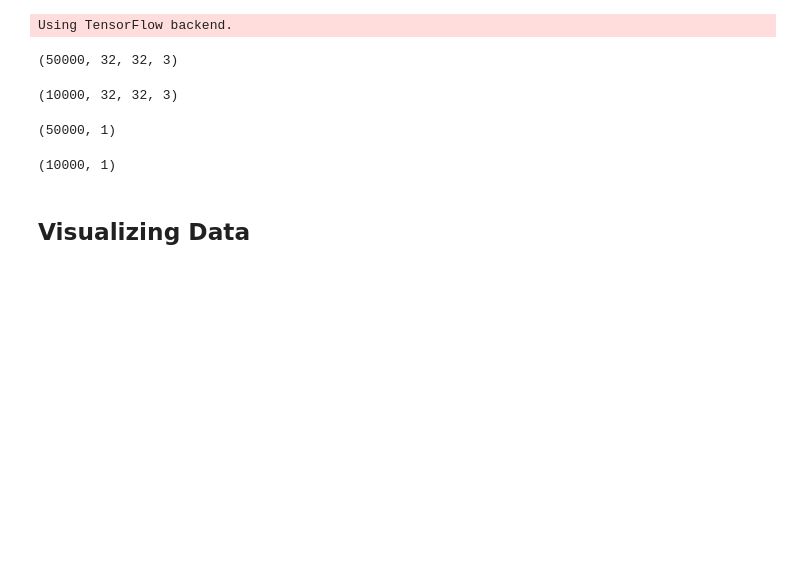
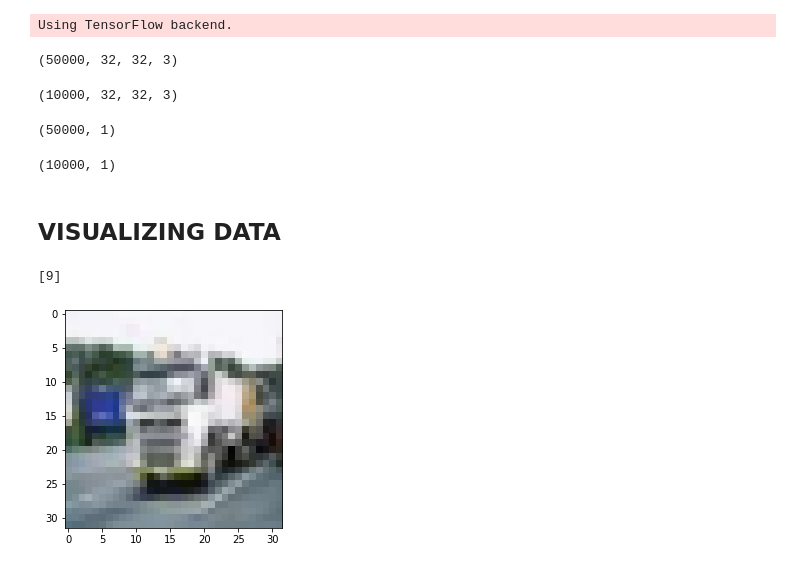
Before and after one commit to VaishnaviNandakumar/CIFAR10Classification-CNN, a Jupyter notebook: CIFAR10_Classification.ipynb, the cells around one changed output. Saved outputs shown, nothing was run; the diff lists cells and outputs as text; code cells hidden in the pictures; blank space fills up the shorter version.

```diff
--- a/CIFAR10_Classification.ipynb
+++ b/CIFAR10_Classification.ipynb
@@ -30,5 +30,12 @@ y_train.shape
 y_test.shape
 # %% [output]
 (10000, 1)
-# %% [markdown]
-## Visualizing Data
+# %% [markdown]
+## VISUALIZING DATA
+# %%
+i=1000
+plt.imshow(X_train[i])
+print(y_train[i])
+# %% [output]
+[9]
+[figure, added]
```
Also changed, not shown: parts of 1 cell of this notebook.
